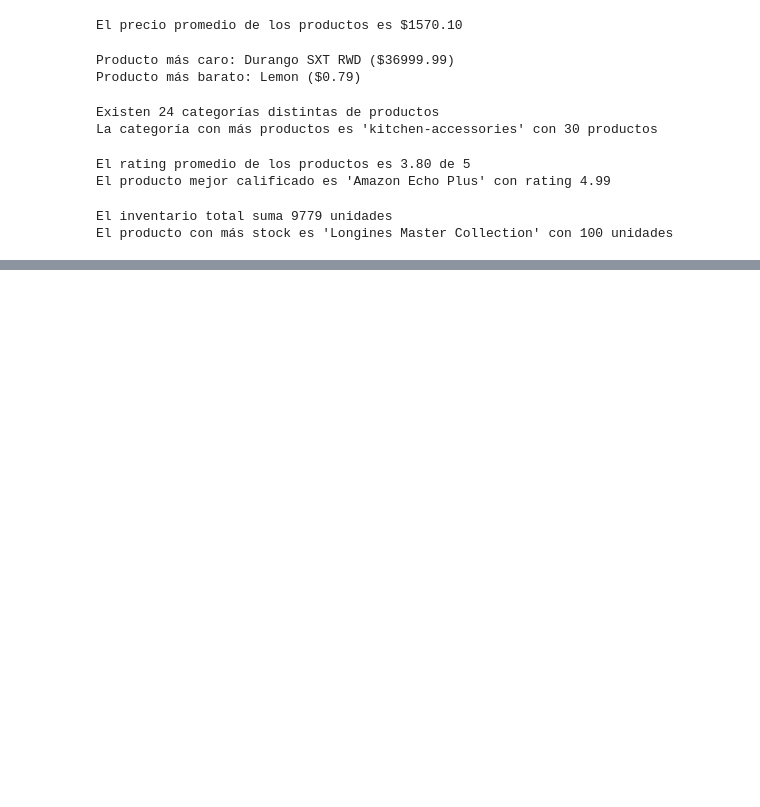
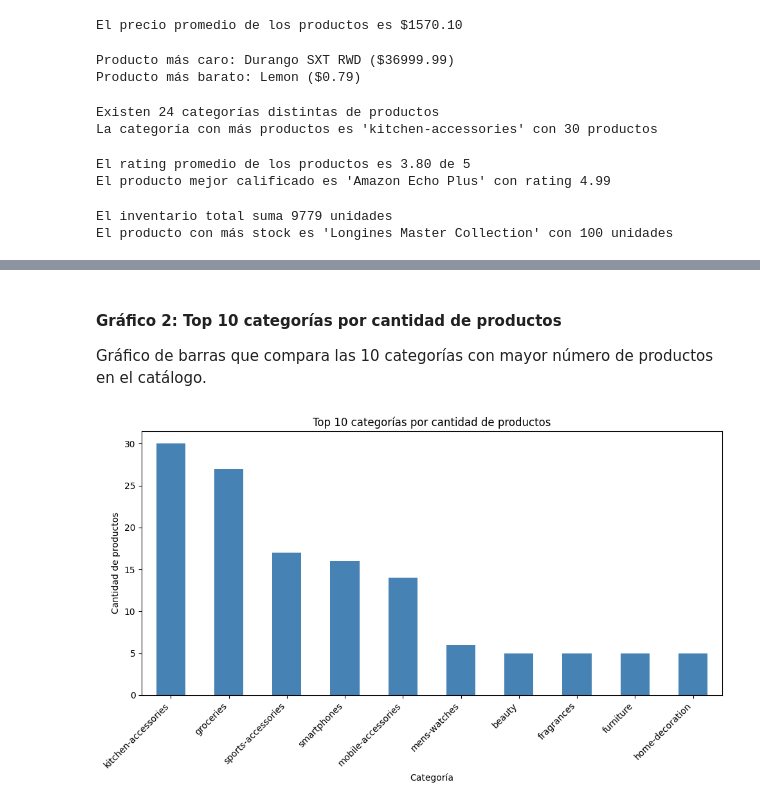
Before and after one commit to rafaelriatiga/taller4-api, a Jupyter notebook: analisis.ipynb, the cells around one changed output, grey strips where cells are left out. Saved outputs shown, nothing was run; the diff lists cells and outputs as text; code cells hidden in the pictures; blank space fills up the shorter version.

```diff
--- a/analisis.ipynb
+++ b/analisis.ipynb
@@ -142,0 +167,17 @@ El producto con más stock es 'Longines Master Collection' con 100 unidades
+# %% [markdown]
+#### Gráfico 2: Top 10 categorías por cantidad de productos
+Gráfico de barras que compara las 10 categorías con mayor número de productos en el catálogo.
+# %%
+# Top 10 categorías por cantidad de productos
+top10 = df["category"].value_counts().head(10)
+
+plt.figure(figsize=(10, 6))
+top10.plot(kind="bar", color="steelblue")
+plt.title("Top 10 categorías por cantidad de productos")
+plt.xlabel("Categoría")
+plt.ylabel("Cantidad de productos")
+plt.xticks(rotation=45, ha="right")  # Rota las etiquetas para que se lean bien
+plt.tight_layout()  # Ajusta el espaciado para que no se corten las etiquetas
+plt.show()
+# %% [output]
+[figure, added]
```
Also changed, not shown: parts of 4 cells of this notebook.
